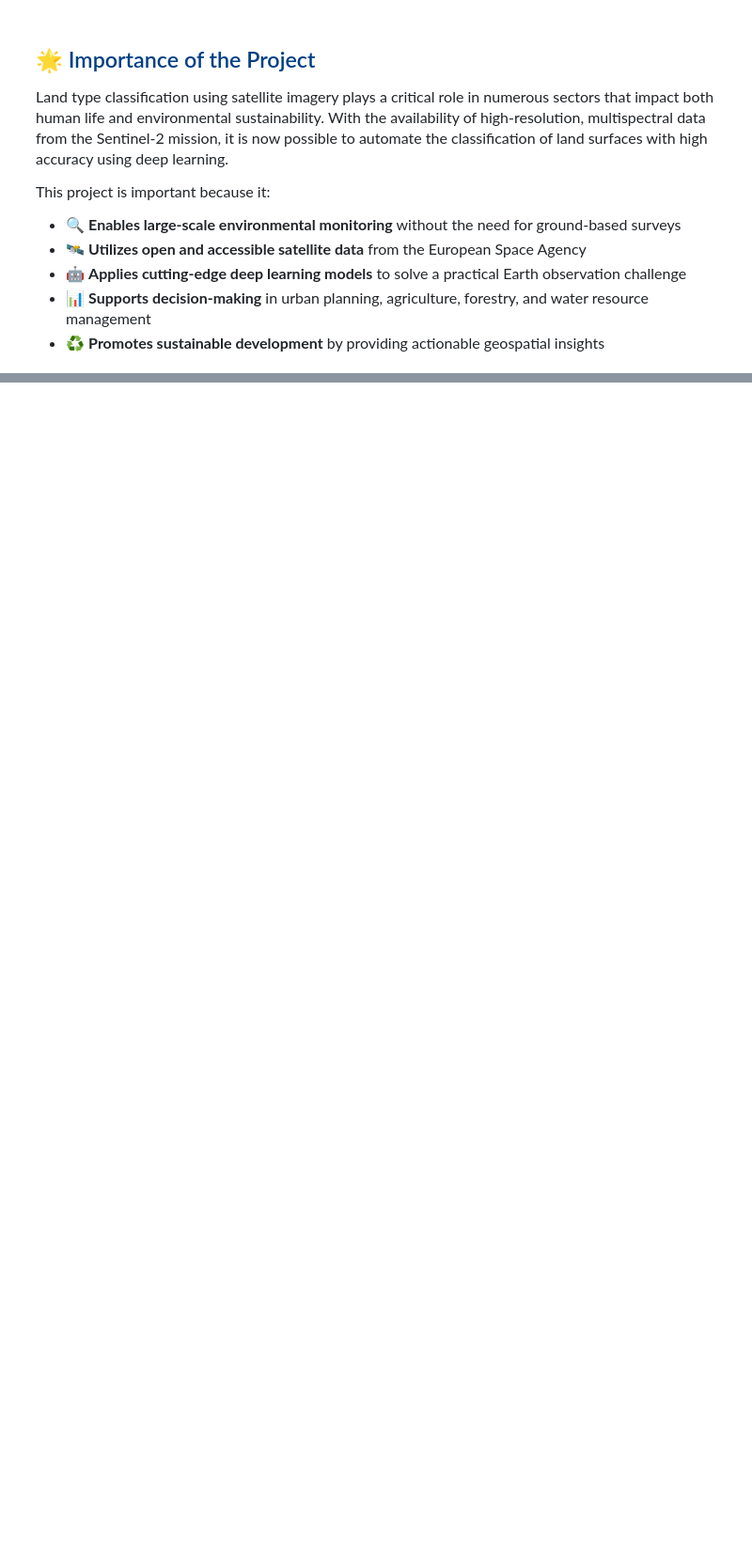
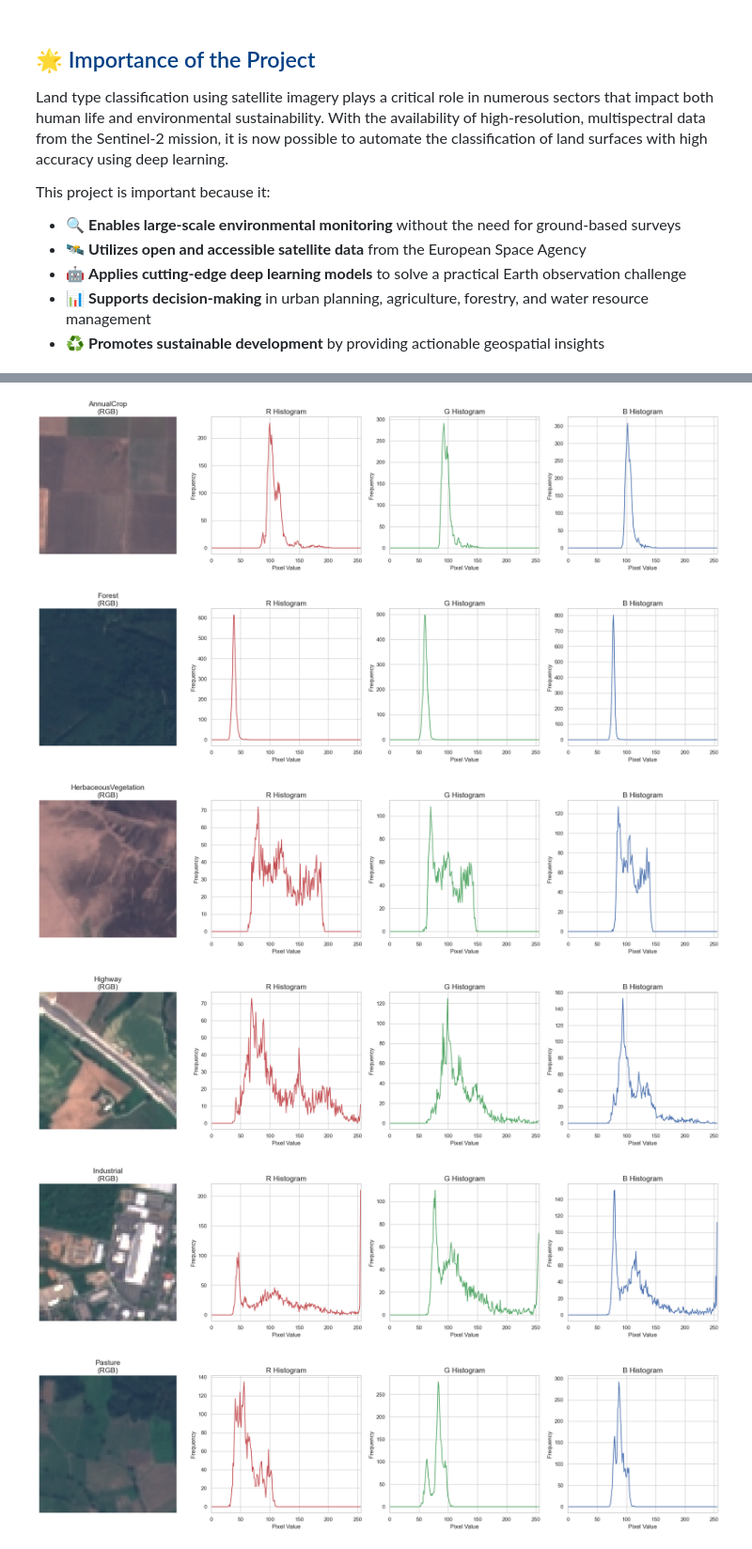
Before and after one commit to Boudy2002/LTC, a Jupyter notebook: main.ipynb, the cells around one changed output, grey strips where cells are left out. Shown at 94% size. Cells and saved outputs as stored; diff of their text form; code cells hidden in the pictures; blank space fills up the shorter version.

```diff
--- a/main.ipynb
+++ b/main.ipynb
@@ -56,0 +202,35 @@ import numpy as np
+# %%
+def show_rgb_and_channels(img_array, class_name):
+    r = img_array[:, :, 0]
+    g = img_array[:, :, 1]
+    b = img_array[:, :, 2]
+
+    fig, axs = plt.subplots(1, 4, figsize=(20, 5))
+    axs[0].imshow(img_array)
+    axs[0].set_title(f"{class_name}\n(RGB)", fontsize=15)
+    axs[0].axis('off')
+
+    for i, (channel, color) in enumerate([(r, 'r'), (g, 'g'), (b, 'b')]):
+        hist = cv2.calcHist([img_array], [i], None, [256], [0, 256])
+        axs[i + 1].plot(hist, color=color)
+        axs[i + 1].set_xlim([0, 256])
+        axs[i + 1].set_title(f"{color.upper()} Histogram", fontsize=15)
+        axs[i + 1].set_xlabel('Pixel Value')
+        axs[i + 1].set_ylabel('Frequency')
+
+    plt.tight_layout()
+    plt.show()
+
+for class_name in class_names:
+    class_dir = os.path.join(DATASET_DIR, class_name)
+    sample_img_path = os.path.join(class_dir, os.listdir(class_dir)[0])
+    img = Image.open(sample_img_path)
+    img_array = np.array(img)
+    show_rgb_and_channels(img_array, class_name)
+# %% [output]
+[figure, added]
+[figure, added]
+[figure, added]
+[figure, added]
+[figure, added]
+[figure, added]
```
Also changed, not shown: parts of 12 cells of this notebook.
